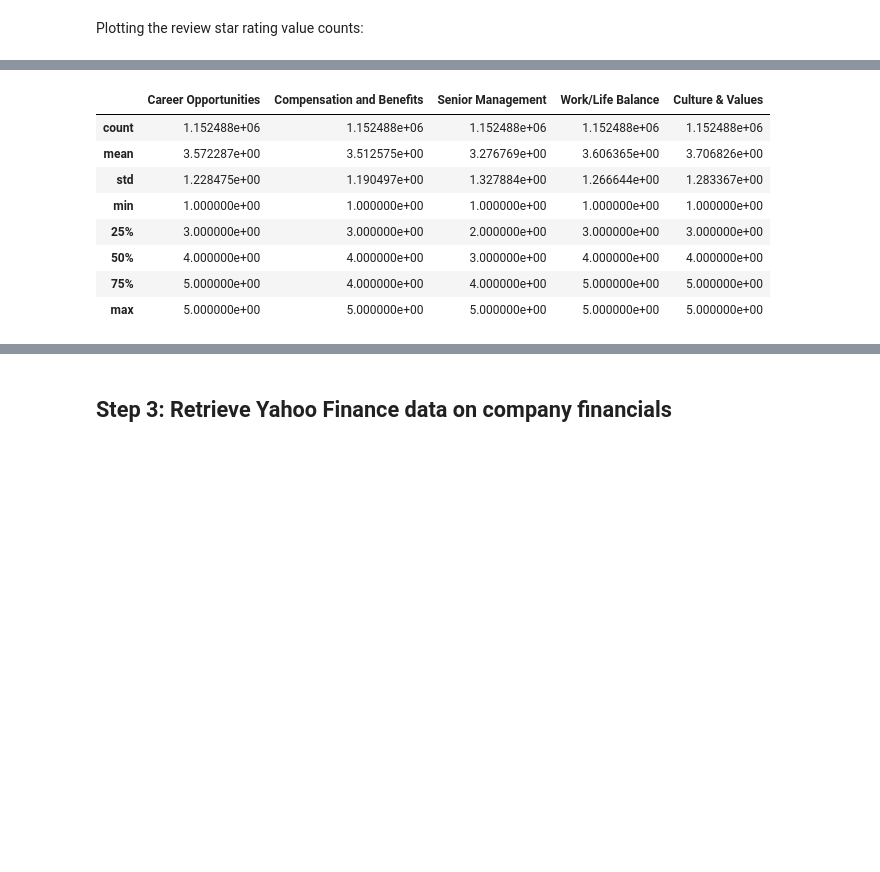
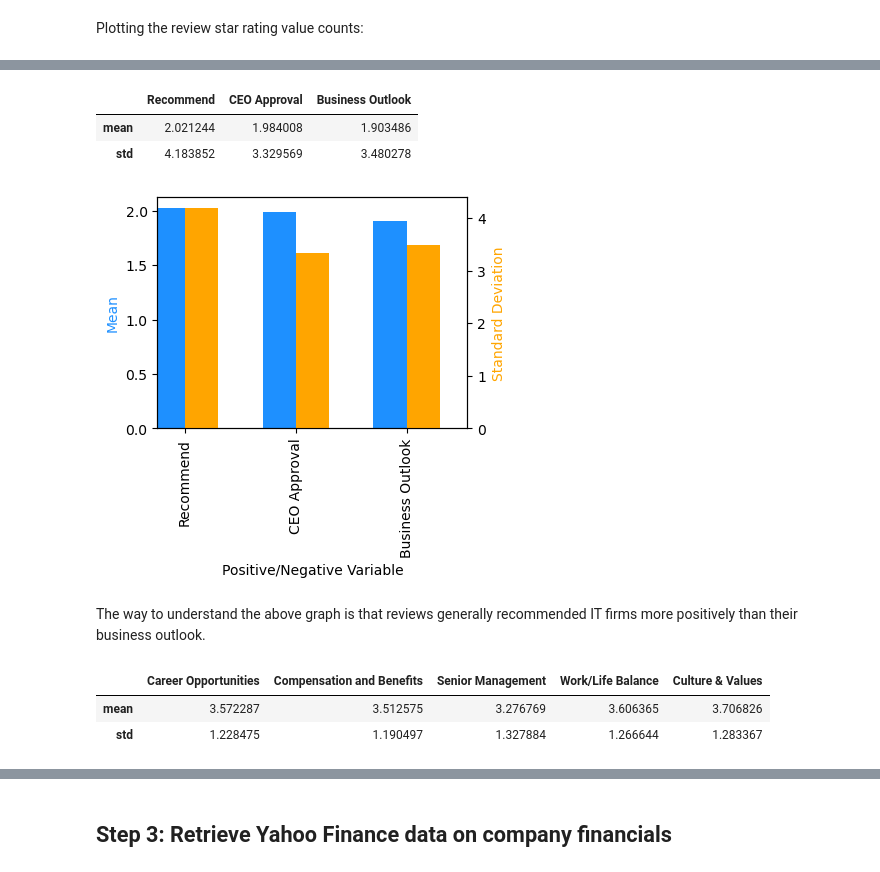
Before and after one commit to MatthiasGN/thesis, a Jupyter notebook: thesis-master.ipynb, the cells around one changed output, grey strips where cells are left out. Drawn from its saved outputs; the diff is of its cells as text; code cells hidden in the pictures; blank space fills up the shorter version.

```diff
--- a/thesis-master.ipynb
+++ b/thesis-master.ipynb
@@ -373,7 +373,7 @@ Next up: the merge.
 Before merging, let's briefly prepare both datasets. We're dropping the 'index' column - this isn't needed any longer.
 # %%
 tickers_df = matches_updated.rename(columns={"match_name": "firm", "Symbol": "Ticker"})
-tickers_df = tickers_df.reset_index().drop(['index'], axis=1)
+tickers_df = tickers_df.reset_index(drop=True)
 print(tickers_df.head(2))
 cleaned_df['firm'] = cleaned_df['firm'].apply(lambda x: x.lower())
 print(cleaned_df['firm'].head(2))
@@ -539,0 +540,7 @@ Last thing to do now is to transform the **date** column from String to DateTime
+# %%
+from datetime import datetime
+
+merged_df['date'] = merged_df['date'].apply(lambda x: datetime.strptime(str(x).strip(' '), '%b %d, %Y'))
+merged_df['year'] = merged_df['date'].dt.year
+merged_df['quarter'] = pd.PeriodIndex(merged_df.date, freq='Q')
+merged_df.head(2)
@@ -560,0 +575,3 @@ dtype: object
+# %%
+merged_df = merged_df.sort_values(by='date').reset_index(drop=True)
+merged_df.head(2)
@@ -611,18 +664,43 @@ Some summary statistics:
 # %%
-summary_df = merged_df.describe()
-# summary_df = summary_df.drop(['count','min','25%','50%','75%','max'])
-summary_df = summary_df.drop('rating', axis=1)
-summary_df
+pos_neg_cols = ['Recommend', 'CEO Approval', 'Business Outlook']
+pos_neg_stats = merged_df.describe()[pos_neg_cols]
+pos_neg_stats = pos_neg_stats.drop(['count','min','25%','50%','75%','max'])
+pos_neg_stats
 # %% [output]
-|  | Career Opportunities | Compensation and Benefits | Senior Management | Work/Life Balance | Culture & Values |
-| count | 1.152488e+06 | 1.152488e+06 | 1.152488e+06 | 1.152488e+06 | 1.152488e+06 |
-| mean | 3.572287e+00 | 3.512575e+00 | 3.276769e+00 | 3.606365e+00 | 3.706826e+00 |
-| std | 1.228475e+00 | 1.190497e+00 | 1.327884e+00 | 1.266644e+00 | 1.283367e+00 |
-| min | 1.000000e+00 | 1.000000e+00 | 1.000000e+00 | 1.000000e+00 | 1.000000e+00 |
-| 25% | 3.000000e+00 | 3.000000e+00 | 2.000000e+00 | 3.000000e+00 | 3.000000e+00 |
-| 50% | 4.000000e+00 | 4.000000e+00 | 3.000000e+00 | 4.000000e+00 | 4.000000e+00 |
-| 75% | 5.000000e+00 | 4.000000e+00 | 4.000000e+00 | 5.000000e+00 | 5.000000e+00 |
-| max | 5.000000e+00 | 5.000000e+00 | 5.000000e+00 | 5.000000e+00 | 5.000000e+00 |
+|  | Recommend | CEO Approval | Business Outlook |
+| mean | 2.021244 | 1.984008 | 1.903486 |
+| std | 4.183852 | 3.329569 | 3.480278 |
+# %%
+fig = plt.figure(figsize=(4,3))
+
+ax = fig.add_subplot(111)
+ax2 = ax.twinx()
+
+pos_neg_stats.loc['mean'].plot(kind='bar', color='dodgerblue', ax=ax, width=0.3, position=1)
+pos_neg_stats.loc['std'].plot(kind='bar', color='orange', ax=ax2, width=0.3, position=0)
+
+ax.set_xlabel('Positive/Negative Variable')
+ax.set_xticklabels(labels = pos_neg_cols)
+ax.set_ylabel('Mean')
+ax.yaxis.label.set_color('dodgerblue')
+ax2.yaxis.label.set_color('orange')
+ax2.set_ylabel('Standard Deviation')
+
+plt.show()
+# %% [output]
+[figure, added]
+# %% [markdown]
+The way to understand the above graph is that reviews generally recommended IT firms more positively than their business outlook.
+# %%
+job_sat_cols = ['Career Opportunities','Compensation and Benefits','Senior Management','Work/Life Balance','Culture & Values']
+
+job_sat_stats = merged_df.describe()[job_sat_cols]
+job_sat_stats = job_sat_stats.drop(['count','min','25%','50%','75%','max'])
+job_sat_stats
+# %% [output]
+|  | Career Opportunities | Compensation and Benefits | Senior Management | Work/Life Balance | Culture & Values |
+| mean | 3.572287 | 3.512575 | 3.276769 | 3.606365 | 3.706826 |
+| std | 1.228475 | 1.190497 | 1.327884 | 1.266644 | 1.283367 |
 # %%
 fig = plt.figure(figsize=(6,4))
 
```
Also changed, not shown: parts of 27 cells of this notebook.
